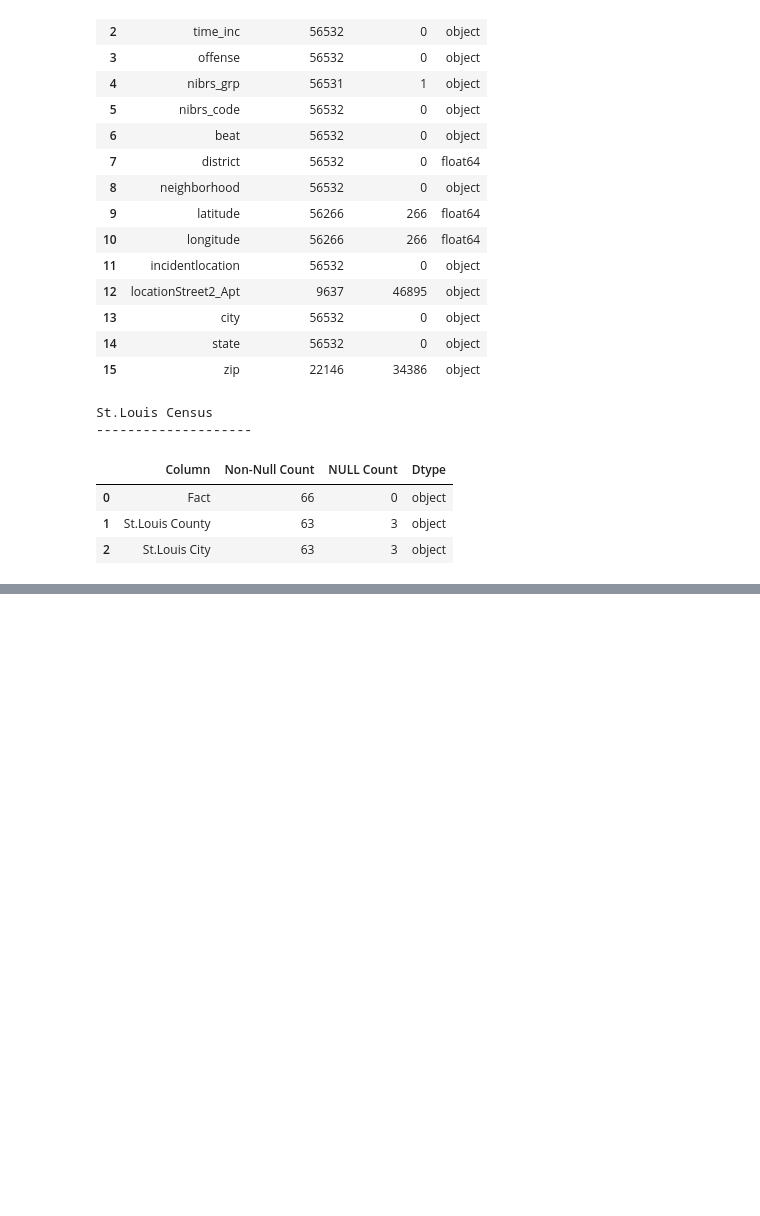
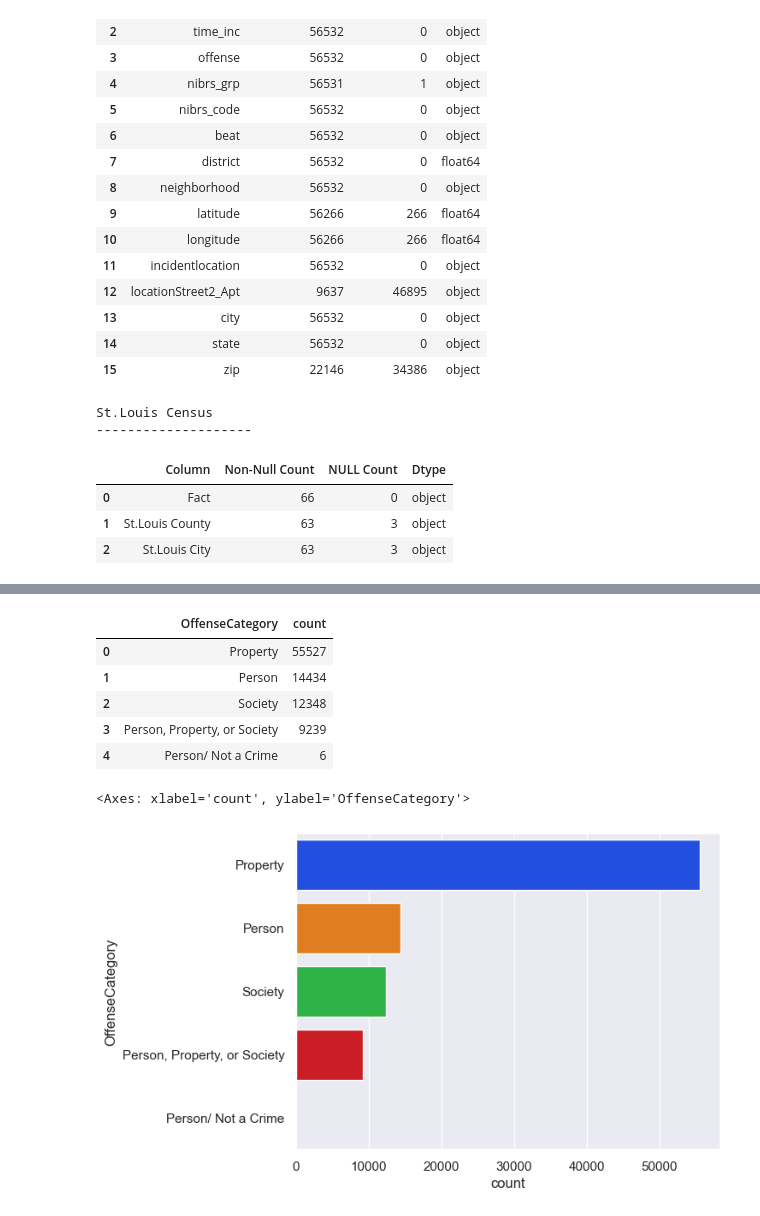
Before and after one commit to KyleHoss/Data-Science-Portfolio, a Jupyter notebook: General Analysis/St-Louis-Crime/StlCrimeAnalysis.ipynb, the cells around one changed output, grey strips where cells are left out. Cells and saved outputs as stored; diff of their text form; code cells hidden in the pictures; blank space fills up the shorter version.

```diff
--- a/General Analysis/St-Louis-Crime/StlCrimeAnalysis.ipynb
+++ b/General Analysis/St-Louis-Crime/StlCrimeAnalysis.ipynb
@@ -154,0 +532,17 @@ array(['Property', 'Society', 'Person'], dtype=object)
+# %%
+stl_offenseCat_df = pd.DataFrame(stl_crime_df['OffenseCategory'].value_counts().reset_index())
+
+display(stl_offenseCat_df)
+
+sns.barplot(data=stl_offenseCat_df.head(20),
+            y='OffenseCategory',
+            x='count', orient='h')
+# %% [output]
+|  | OffenseCategory | count |
+| 0 | Property | 55527 |
+| 1 | Person | 14434 |
+| 2 | Society | 12348 |
+| 3 | Person, Property, or Society | 9239 |
+| 4 | Person/ Not a Crime | 6 |
+<Axes: xlabel='count', ylabel='OffenseCategory'>
+[figure, added]
```
Also changed, not shown: parts of 34 cells of this notebook, 1 other file.
